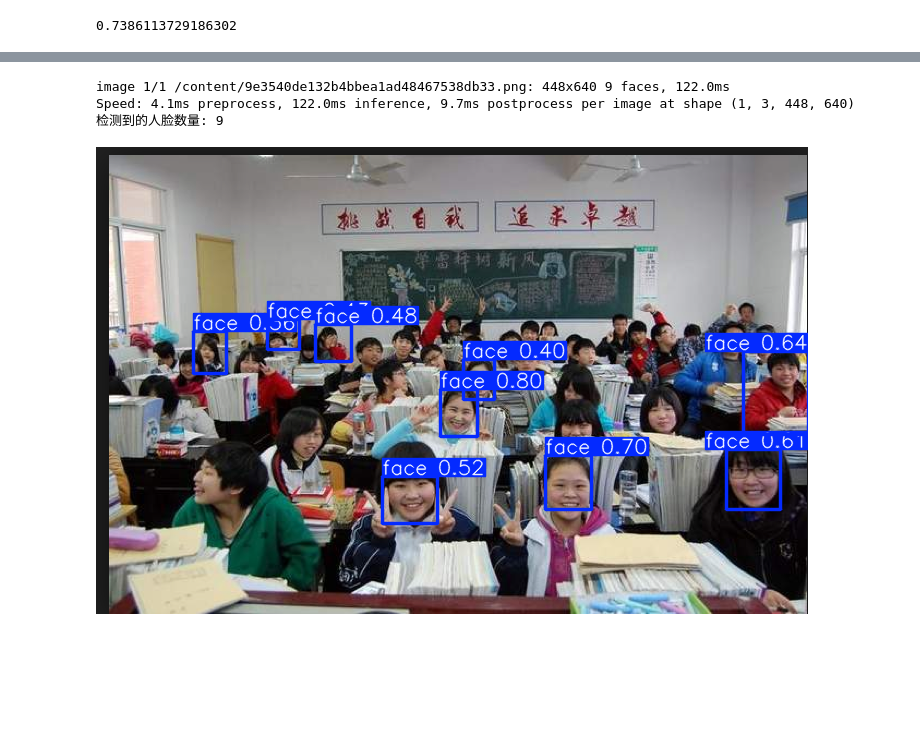
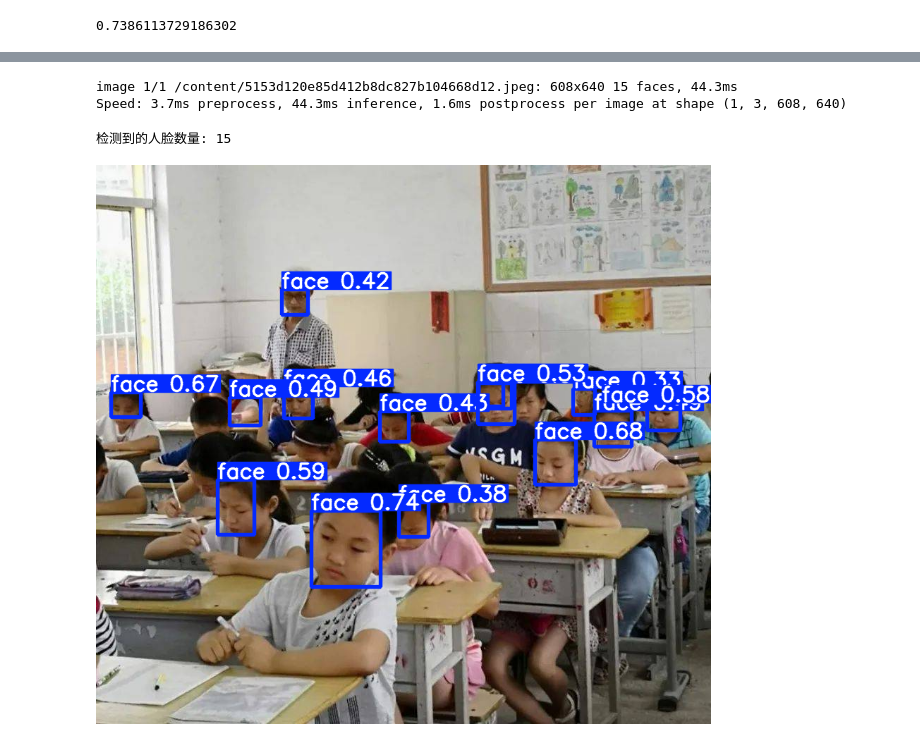
Before and after one commit to Wilson30678tw/Computer-Vision-Project, a Jupyter notebook: Modify_FaceDetection.ipynb, the cells around one changed output, grey strips where cells are left out. Drawn from its saved outputs; the diff is of its cells as text; code cells hidden in the pictures; blank space fills up the shorter version.

```diff
--- a/Modify_FaceDetection.ipynb
+++ b/Modify_FaceDetection.ipynb
@@ -63,8 +63,7 @@ model.train(
     data='/content/drive/MyDrive/IAT360/FaceDetectionDataset/data.yaml',
      epochs=50 ,
      lr0=0.001 ,
-     batch=16,
-     imgsz= 640,
+
 )
 
 model.save('/content/drive/MyDrive/model_direct/yolov8_trained_model.pt')
@@ -147,7 +144,7 @@ import matplotlib.pyplot as plt
 %matplotlib inline
 from PIL import Image
 
-imagePath = 'https://i.pinimg.com/originals/9e/35/40/9e3540de132b4bbea1ad48467538db33.png'
+imagePath = 'https://p5.itc.cn/images01/20231123/5153d120e85d412b8dc827b104668d12.jpeg'
 
 results = model.predict(source=imagePath)
 
@@ -160,7 +157,7 @@ for r in results:
     im.save('results.jpg')  # save image
     face_count += len(r.boxes.xyxy)
 
-print("检测到的人脸数量:", face_count)
+print("Number of detected faces:", face_count)
 
 #show image directly
 from google.colab.patches import cv2_imshow
@@ -170,4 +167,4 @@ Downloading https://i.pinimg.com/originals/9e/35/40/9e3540de132b4bbea1ad48467538
-image 1/1 /content/9e3540de132b4bbea1ad48467538db33.png: 448x640 9 faces, 122.0ms
-Speed: 4.1ms preprocess, 122.0ms inference, 9.7ms postprocess per image at shape (1, 3, 448, 640)
-检测到的人脸数量: 9
+image 1/1 /content/5153d120e85d412b8dc827b104668d12.jpeg: 608x640 15 faces, 44.3ms
+Speed: 3.7ms preprocess, 44.3ms inference, 1.6ms postprocess per image at shape (1, 3, 608, 640)
+检测到的人脸数量: 15
-[figure, old version]
+[figure, new version]
```
Also changed, not shown: parts of 3 cells of this notebook.
